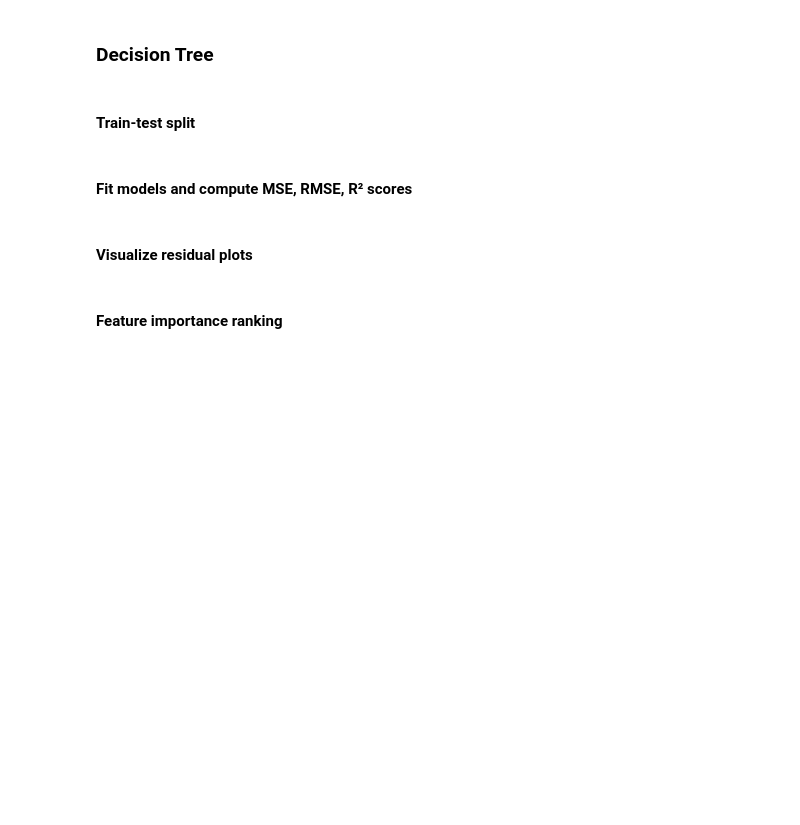
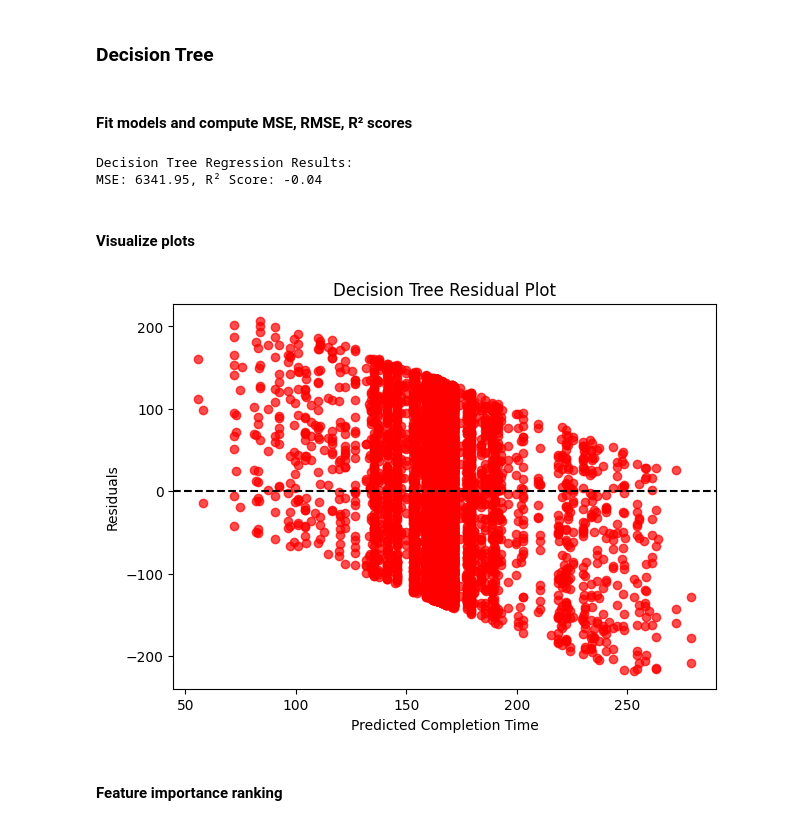
Before and after one commit to CanoniCarLTD/Canonicar_DS, a Jupyter notebook: Canonicar_DS.ipynb, the cells around one changed output. Drawn from its saved outputs; the diff is of its cells as text; code cells hidden in the pictures; blank space fills up the shorter version.

```diff
--- a/Canonicar_DS.ipynb
+++ b/Canonicar_DS.ipynb
@@ -6,0 +100,6 @@
+# %%
+X = df_clean[selected_features]
+y = df_clean["track_completion_time"]
+
+print(f"Feature Matrix Shape: {X.shape}")
+print(f"Target Vector Shape: {y.shape}")
@@ -6,0 +111,10 @@
+# %%
+X_train, X_test, y_train, y_test = train_test_split(X, y, test_size=0.3, random_state=42)
+# %%
+# Normalize input features
+scaler = StandardScaler()
+X_train_scaled = scaler.fit_transform(X_train)
+X_test_scaled = scaler.transform(X_test)
+
+print(f"Training set size: {X_train.shape[0]} samples")
+print(f"Testing set size: {X_test.shape[0]} samples")
@@ -26,5 +189,3 @@
 #### Feature importance ranking
 # %% [markdown]
 ### Decision Tree
-# %% [markdown]
-#### Train-test split
@@ -31,6 +194,30 @@
 # %% [markdown]
 #### Fit models and compute MSE, RMSE, R² scores
+# %%
+dt_regressor = DecisionTreeRegressor(max_depth=10, min_samples_split=20, random_state=42)
+dt_regressor.fit(X_train_scaled, y_train)
+dt_y_pred = dt_regressor.predict(X_test_scaled)
+# %%
+mse_dt = mean_squared_error(y_test, dt_y_pred)
+r2_dt = r2_score(y_test, dt_y_pred)
+
+print(f"Decision Tree Regression Results:\nMSE: {mse_dt:.2f}, R² Score: {r2_dt:.2f}")
+# %% [output]
+Decision Tree Regression Results:
+MSE: 6341.95, R² Score: -0.04
 # %% [markdown]
-#### Visualize residual plots
+#### Visualize plots
+# %%
+residuals = y_test - dt_y_pred
+
+plt.figure(figsize=(7,5))
+plt.scatter(dt_y_pred, residuals, alpha=0.7, color="red")
+plt.axhline(y=0, color="black", linestyle="--")
+plt.xlabel("Predicted Completion Time")
+plt.ylabel("Residuals")
+plt.title("Decision Tree Residual Plot")
+plt.show()
+# %% [output]
+[figure, added]
 # %% [markdown]
 #### Feature importance ranking
```
Also changed, not shown: parts of 66 cells of this notebook.
